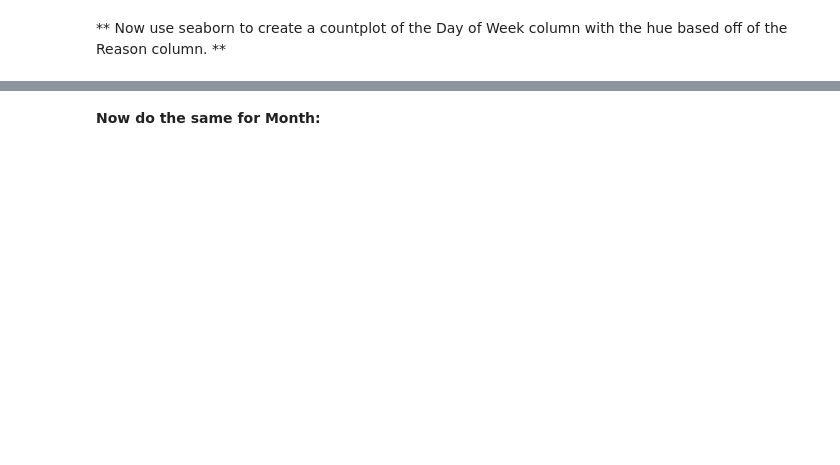
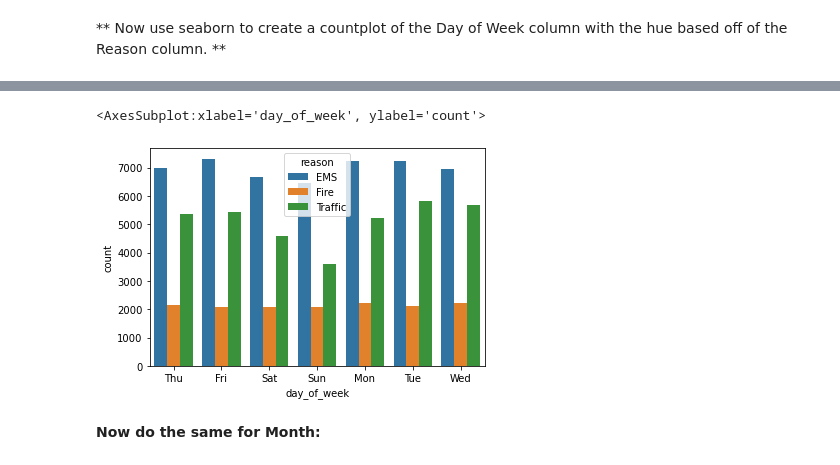
Before and after one commit to pilotpirxie/jupyter_notebooks, a Jupyter notebook: 08_capstone_911.ipynb, the cells around one changed output, grey strips where cells are left out. Drawn from its saved outputs; the diff is of its cells as text; code cells hidden in the pictures; blank space fills up the shorter version.

```diff
--- a/08_capstone_911.ipynb
+++ b/08_capstone_911.ipynb
@@ -105,2 +138,5 @@ str
 # %% [markdown]
 ** You should have seen that these timestamps are still strings. Use [pd.to_datetime](http://pandas.pydata.org/pandas-docs/stable/generated/pandas.to_datetime.html) to convert the column from strings to DateTime objects. **
+# %%
+df['time'] = pd.to_datetime(df.timeStamp)
+df
@@ -111,3 +161,9 @@ str
     time.hour
 
 **You can use Jupyter's tab method to explore the various attributes you can call. Now that the timestamp column are actually DateTime objects, use .apply() to create 3 new columns called Hour, Month, and Day of Week. You will create these columns based off of the timeStamp column, reference the solutions if you get stuck on this step.**
+# %%
+df['minute'] = df['time'].apply(lambda x: x.minute)
+df['hour'] = df['time'].apply(lambda x: x.hour)
+df['second'] = df['time'].apply(lambda x: x.second)
+df['month'] = df['time'].apply(lambda x: x.month)
+df
@@ -115,3 +185,9 @@ str
 ** Notice how the Day of Week is an integer 0-6. Use the .map() with this dictionary to map the actual string names to the day of the week: **
 
     dmap = {0:'Mon',1:'Tue',2:'Wed',3:'Thu',4:'Fri',5:'Sat',6:'Sun'}
+# %%
+dmap = {0:'Mon',1:'Tue',2:'Wed',3:'Thu',4:'Fri',5:'Sat',6:'Sun'}
+# %%
+df['day_of_week'] = df.time.apply(lambda x: dmap[x.weekday()])
+df['day_of_week_num'] = df.time.apply(lambda x: x.weekday())
+df.head()
@@ -124,2 +203,7 @@ str
+# %%
+sns.countplot(data=df, x='day_of_week', hue='reason')
+# %% [output]
+<AxesSubplot:xlabel='day_of_week', ylabel='count'>
+[figure, added]
 # %% [markdown]
 **Now do the same for Month:**
```
Also changed, not shown: parts of 52 cells of this notebook.
